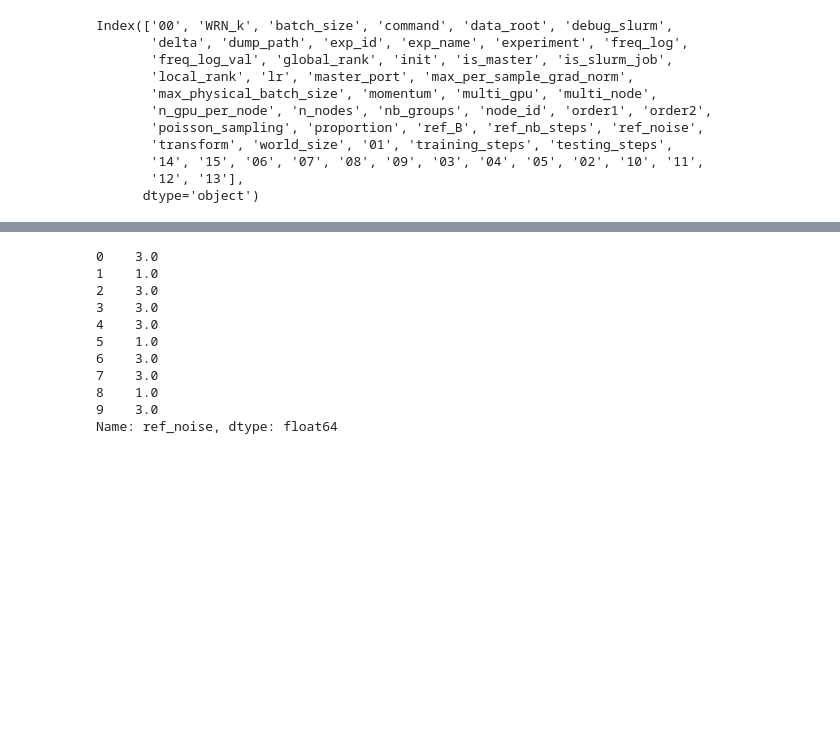
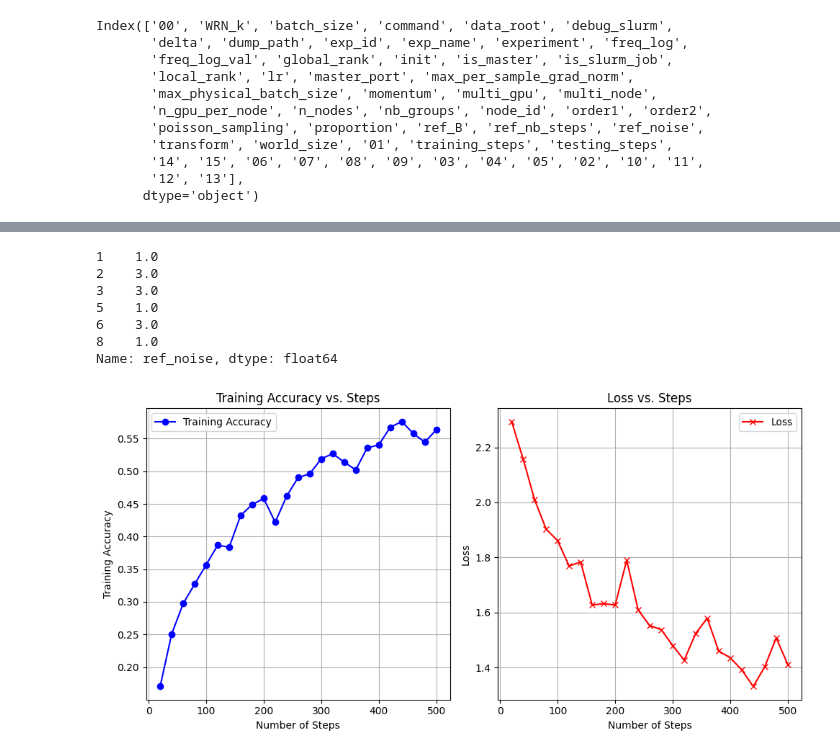
Before and after one commit to LisaRebecca/privacy-preserving-data-analytics, a Jupyter notebook: src/tan/noise_experiments.ipynb, the cells around one changed output, grey strips where cells are left out. Cells and saved outputs as stored; diff of their text form; code cells hidden in the pictures; blank space fills up the shorter version.

Commit message:
Generate graphics for noise-variation-based experiments

```diff
--- a/src/tan/noise_experiments.ipynb
+++ b/src/tan/noise_experiments.ipynb
@@ -108,0 +129,3 @@ Index(['00', 'WRN_k', 'batch_size', 'command', 'data_root', 'debug_slurm',
+# %%
+df_noise_experiments = df_experiments[df_experiments.ref_nb_steps == 500]
+df_noise_experiments
@@ -109,14 +141,49 @@ Index(['00', 'WRN_k', 'batch_size', 'command', 'data_root', 'debug_slurm',
 # %%
-df_experiments["ref_noise"]
+df_noise_experiments["ref_noise"]
 # %% [output]
-0    3.0
 1    1.0
 2    3.0
 3    3.0
-4    3.0
 5    1.0
 6    3.0
-7    3.0
 8    1.0
-9    3.0
 Name: ref_noise, dtype: float64
+# %%
+import matplotlib.pyplot as plt
+
+experiment_idx = 1
+data = df_noise_experiments.iloc[experiment_idx]["training_steps"]
+
+# Extracting values for plotting
+steps = [entry['nb_steps'] for entry in data]
+train_acc = [entry['train_acc'] for entry in data]
+loss = [entry['loss'] for entry in data]
+
+# Create the plot
+plt.figure(figsize=(10, 5))
+
+# Plot training accuracy
+plt.subplot(1, 2, 1)
+plt.plot(steps, train_acc, label='Training Accuracy', color='b', marker='o')
+plt.xlabel('Number of Steps')
+plt.ylabel('Training Accuracy')
+plt.title('Training Accuracy vs. Steps')
+plt.grid(True)
+plt.legend()
+
+# Plot loss
+plt.subplot(1, 2, 2)
+plt.plot(steps, loss, label='Loss', color='r', marker='x')
+plt.xlabel('Number of Steps')
+plt.ylabel('Loss')
+plt.title('Loss vs. Steps')
+plt.grid(True)
+plt.legend()
+
+# Adjust layout to avoid overlap
+plt.tight_layout()
+
+# Show the plot
+plt.show()
+# %% [output]
+[figure, added]
```
Also changed, not shown: parts of 5 cells of this notebook.
